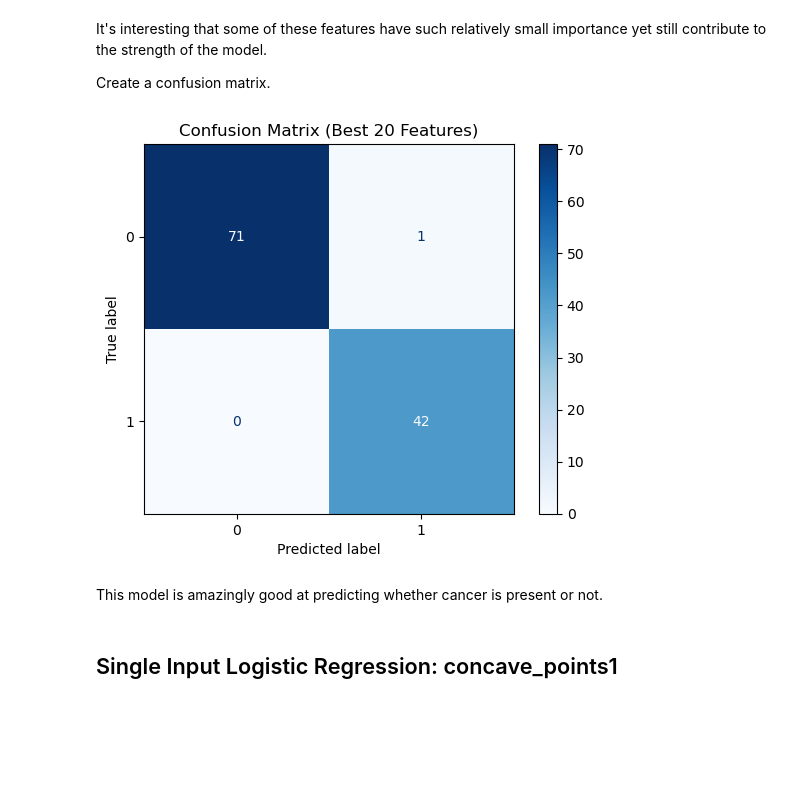
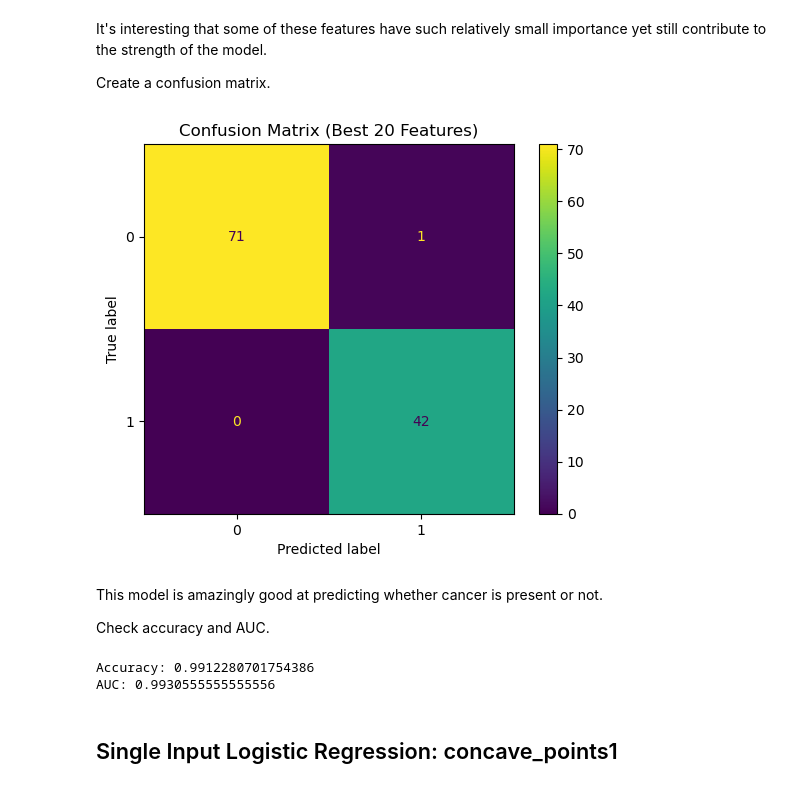
Before and after one commit to hamdahass/DATA5100-group-project, a Jupyter notebook: code/breast_cancer.ipynb, the cells around one changed output. Saved outputs shown, nothing was run; the diff lists cells and outputs as text; code cells hidden in the pictures; blank space fills up the shorter version.

```diff
--- a/code/breast_cancer.ipynb
+++ b/code/breast_cancer.ipynb
@@ -796,16 +804,25 @@ Create a confusion matrix.
 # %%
 from sklearn.metrics import confusion_matrix, ConfusionMatrixDisplay
 
 cm = confusion_matrix(y_test, y_pred_best)
 
 disp = ConfusionMatrixDisplay(confusion_matrix=cm, display_labels=xgb_clf.classes_)
-disp.plot(cmap=plt.cm.Blues)
+disp.plot(cmap=plt.cm.viridis)
 plt.title("Confusion Matrix (Best 20 Features)")
 plt.show()
 # %% [output]
-[figure, old version]
+[figure, new version]
 # %% [markdown]
 This model is amazingly good at predicting whether cancer is present or not.
+
+Check accuracy and AUC.
+# %%
+from sklearn.metrics import accuracy_score, roc_auc_score
+print("Accuracy:", accuracy_score(y_test, y_pred_best))
+print("AUC:", roc_auc_score(y_test, y_pred_best))
+# %% [output]
+Accuracy: 0.9912280701754386
+AUC: 0.9930555555555556
 # %% [markdown]
 ## Single Input Logistic Regression: concave_points1
 # %% [markdown]
```
Also changed, not shown: parts of 5 cells of this notebook.
